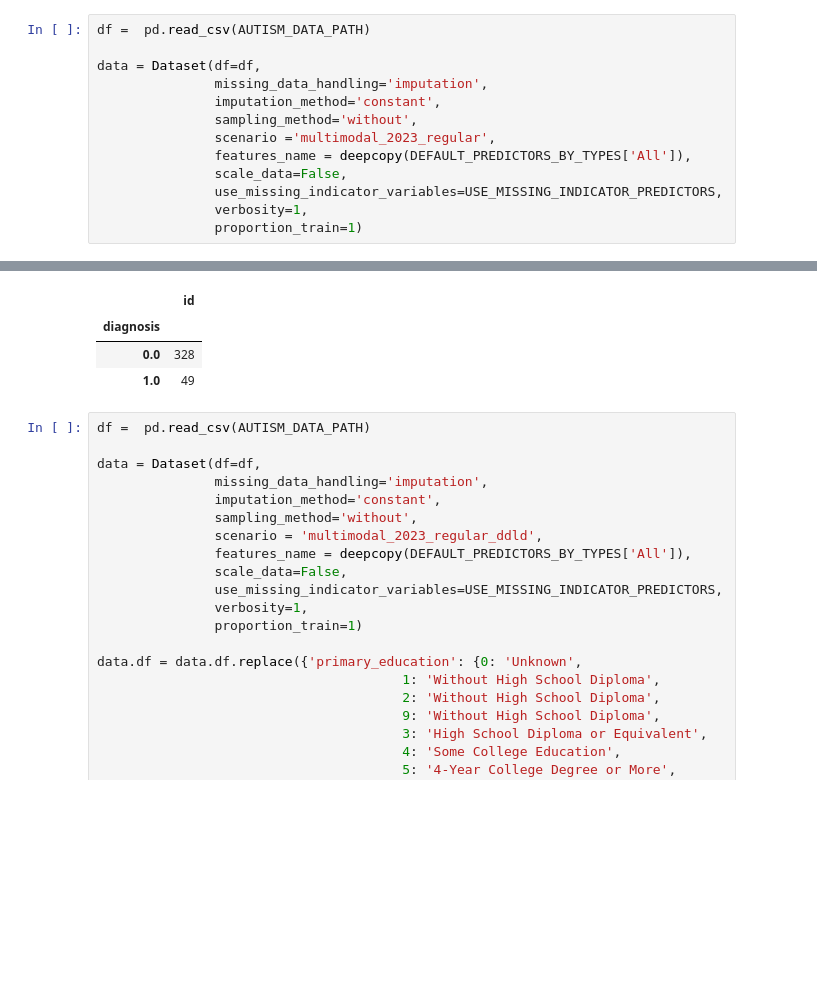
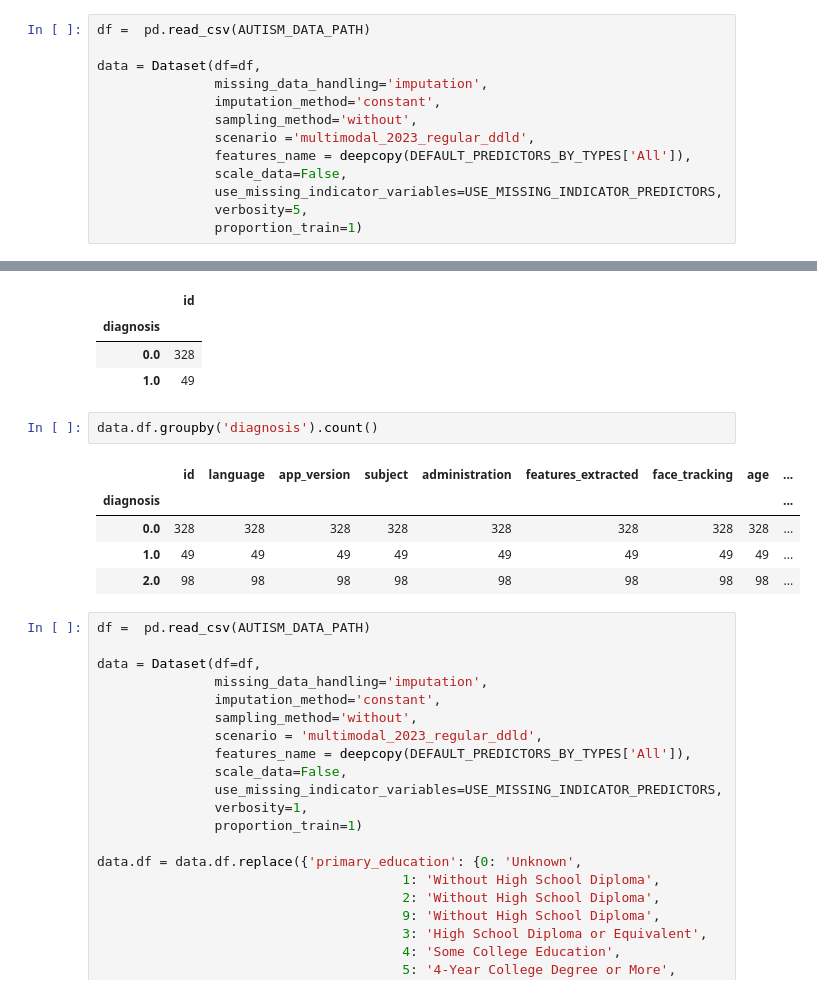
Before and after one commit to matiasdm/notes_on_stats, a Jupyter notebook: doc/notebooks/paper_figure_description.ipynb, the cells around one changed output, grey strips where cells are left out. Drawn from its saved outputs; the diff is of its cells as text; blank space fills up the shorter version.

```diff
--- a/doc/notebooks/paper_figure_description.ipynb
+++ b/doc/notebooks/paper_figure_description.ipynb
@@ -13,9 +13,9 @@ data = Dataset(df=df,
                missing_data_handling='imputation',
                imputation_method='constant',
                sampling_method='without',
-               scenario ='multimodal_2023_regular',
+               scenario ='multimodal_2023_regular_ddld',
                features_name = deepcopy(DEFAULT_PREDICTORS_BY_TYPES['All']),
                scale_data=False,
                use_missing_indicator_variables=USE_MISSING_INDICATOR_PREDICTORS,
-               verbosity=1,
+               verbosity=5,
                proportion_train=1)
@@ -33,6 +49,14 @@ display(data.df.groupby(data.outcome_column)[['id']].count())
 | diagnosis |  |
 | 0.0 | 328 |
 | 1.0 | 49 |
+# %%
+data.df.groupby('diagnosis').count()
+# %% [output]
+|  | id | language | app_version | subject | administration | features_extracted | face_tracking | age | ... |
+| diagnosis |  |  |  |  |  |  |  |  | ... |
+| 0.0 | 328 | 328 | 328 | 328 | 328 | 328 | 328 | 328 | ... |
+| 1.0 | 49 | 49 | 49 | 49 | 49 | 49 | 49 | 49 | ... |
+| 2.0 | 98 | 98 | 98 | 98 | 98 | 98 | 98 | 98 | ... |
 # %%
 df =  pd.read_csv(AUTISM_DATA_PATH)
 
```
Also changed, not shown: parts of 1 cell of this notebook, 2 other files.
